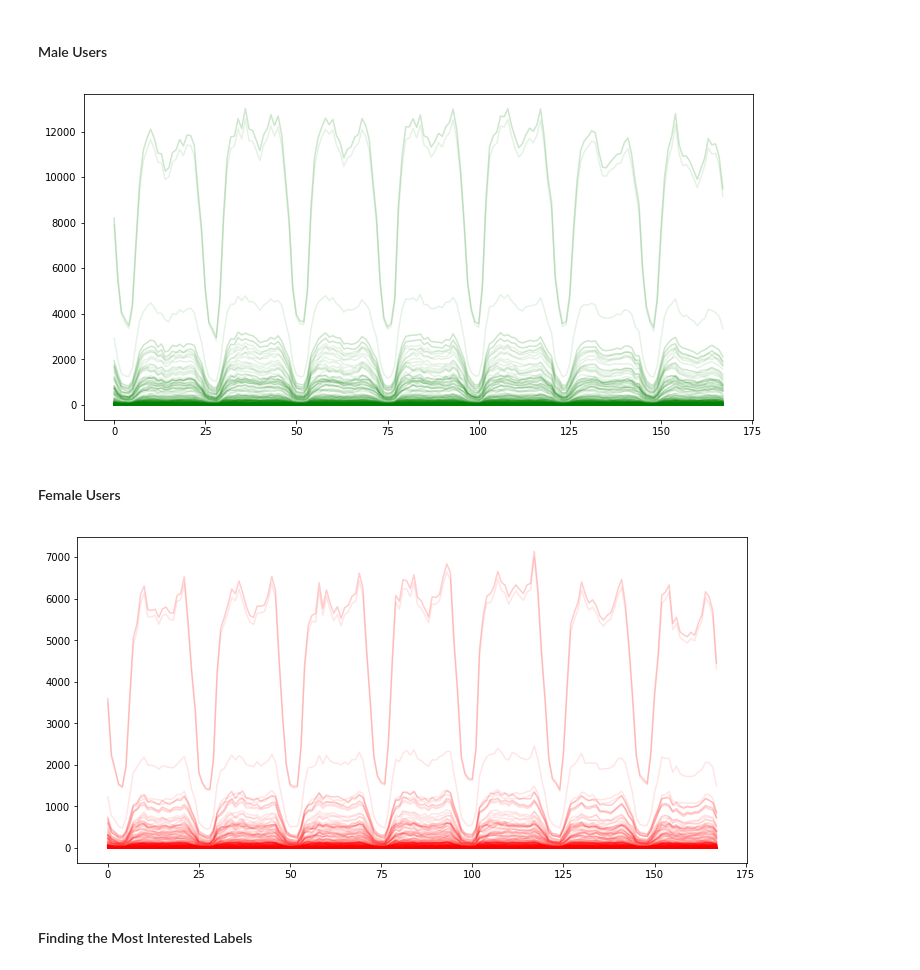
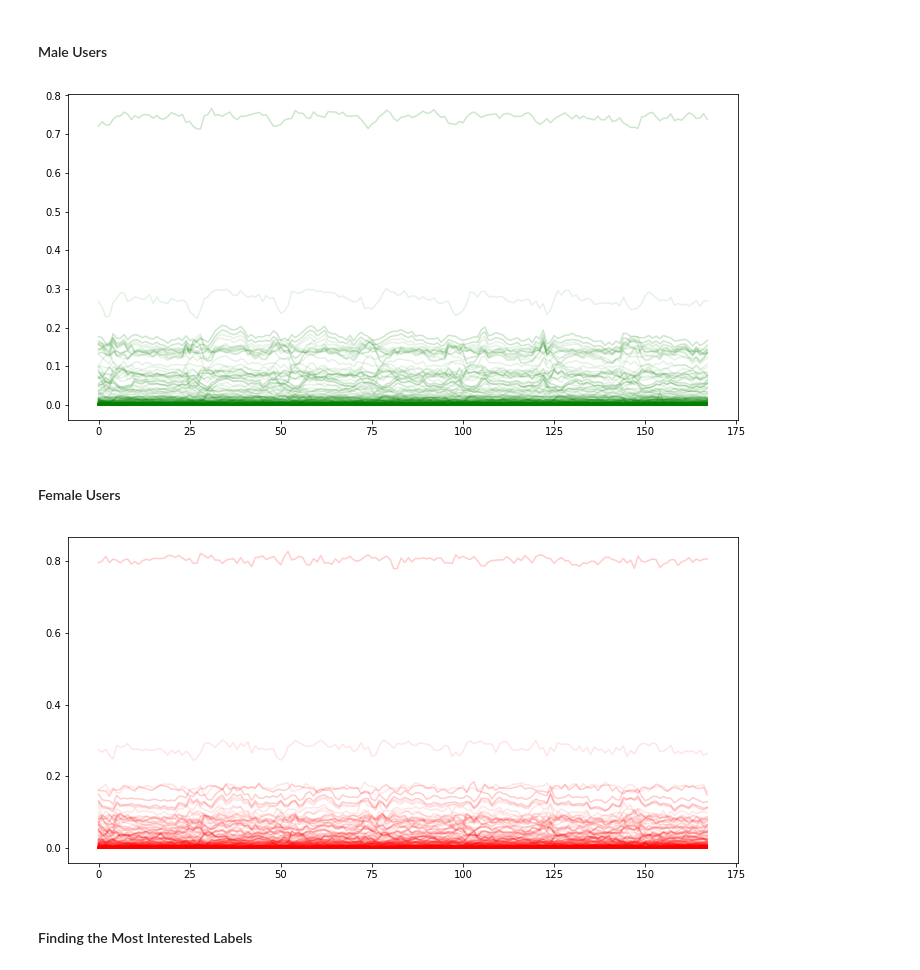
Before and after one commit to wlee0515/Application_Criteria_Generator, a Jupyter notebook: Application_Criteria_Generator/Code/DataPrep/Exploratory Data Analysis.ipynb, the cells around one changed output. Cells and saved outputs as stored; diff of their text form; code cells hidden in the pictures.

```diff
--- a/Application_Criteria_Generator/Code/DataPrep/Exploratory Data Analysis.ipynb
+++ b/Application_Criteria_Generator/Code/DataPrep/Exploratory Data Analysis.ipynb
@@ -343,19 +343,19 @@ list_interest_vector
 # %% [markdown]
 #### Male Users
 # %%
-df_male_interest_vs_time = df_male_users_active_app.groupby(["day_of_week","hour"])[list_interest_vector].sum()
+df_male_interest_vs_time = df_male_users_active_app.groupby(["day_of_week","hour"])[list_interest_vector].mean()
 df_male_interest_vs_time = df_male_interest_vs_time.reset_index()
 
 plt.figure(figsize=(12,6))
 for word in list_interest_vector:
     plt.plot(df_male_interest_vs_time.index, df_male_interest_vs_time[word], '-', color='green', alpha=0.1)
 plt.show()
 # %% [output]
-[figure, old version]
+[figure, new version]
 # %% [markdown]
 #### Female Users
 # %%
-df_female_interest_vs_time = df_female_users_active_app.groupby(["day_of_week","hour"])[list_interest_vector].sum()
+df_female_interest_vs_time = df_female_users_active_app.groupby(["day_of_week","hour"])[list_interest_vector].mean()
 df_female_interest_vs_time = df_female_interest_vs_time.reset_index()
 
 plt.figure(figsize=(12,6))
@@ -363,7 +363,7 @@ for word in list_interest_vector:
     plt.plot(df_female_interest_vs_time.index, df_female_interest_vs_time[word], '-', color='red', alpha=0.1)
 plt.show()
 # %% [output]
-[figure, old version]
+[figure, new version]
 # %% [markdown]
 #### Finding the Most Interested Labels
 # %% [markdown]
```
Also changed, not shown: parts of 8 cells of this notebook.
